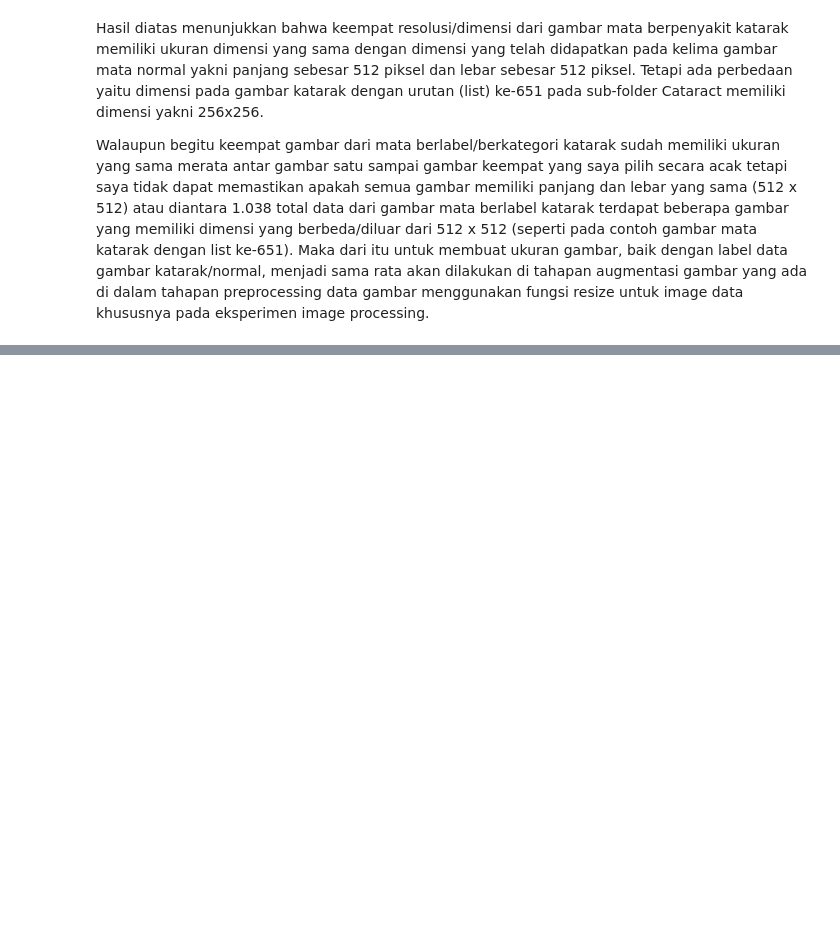
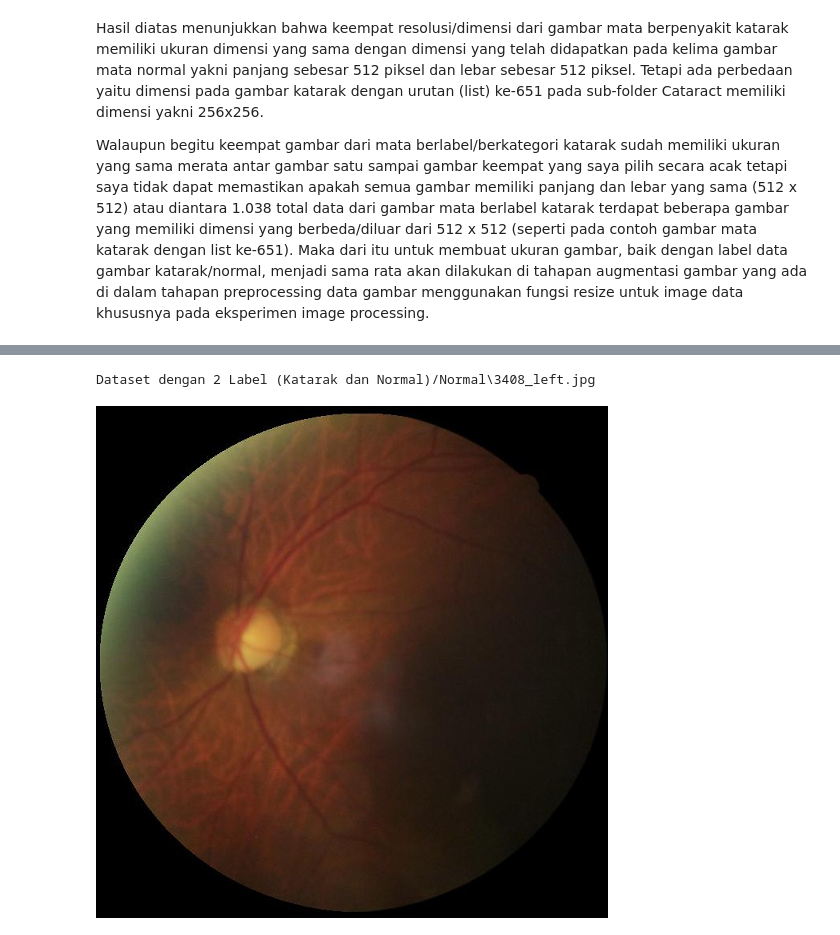
Before and after one commit to pramudianzaheka92/ImageClassificationwithEfficientNetB7Algorithm, a Jupyter notebook: Klasifikasi Gambar Mata Katarak dan Mata Normal menggunakan Model EfficientNetB7 dengan Parameter.ipynb, the cells around one changed output, grey strips where cells are left out. Drawn from its saved outputs; the diff is of its cells as text; code cells hidden in the pictures; blank space fills up the shorter version.

```diff
--- a/Klasifikasi Gambar Mata Katarak dan Mata Normal menggunakan Model EfficientNetB7 dengan Parameter.ipynb
+++ b/Klasifikasi Gambar Mata Katarak dan Mata Normal menggunakan Model EfficientNetB7 dengan Parameter.ipynb
@@ -223,0 +227,10 @@ AttributeError: module 'matplotlib.pyplot' has no attribute 'resize'
+# %%
+# Membuat variabel "normal_image1008" agar bisa melihat gambar mata normal yang ada di list/urutan ke-1008
+normal_image1007 = list(normal_images)
+print(normal_image1007[1008])
+
+# Menampilkan gambar mata dari label normal berdasarkan indeks list/urutan gambar ke-1008
+Image.open(str(normal_image1007[1008]))
+# %% [output]
+Dataset dengan 2 Label (Katarak dan Normal)/Normal\3408_left.jpg
+[figure, added]
```
Also changed, not shown: parts of 26 cells of this notebook.
